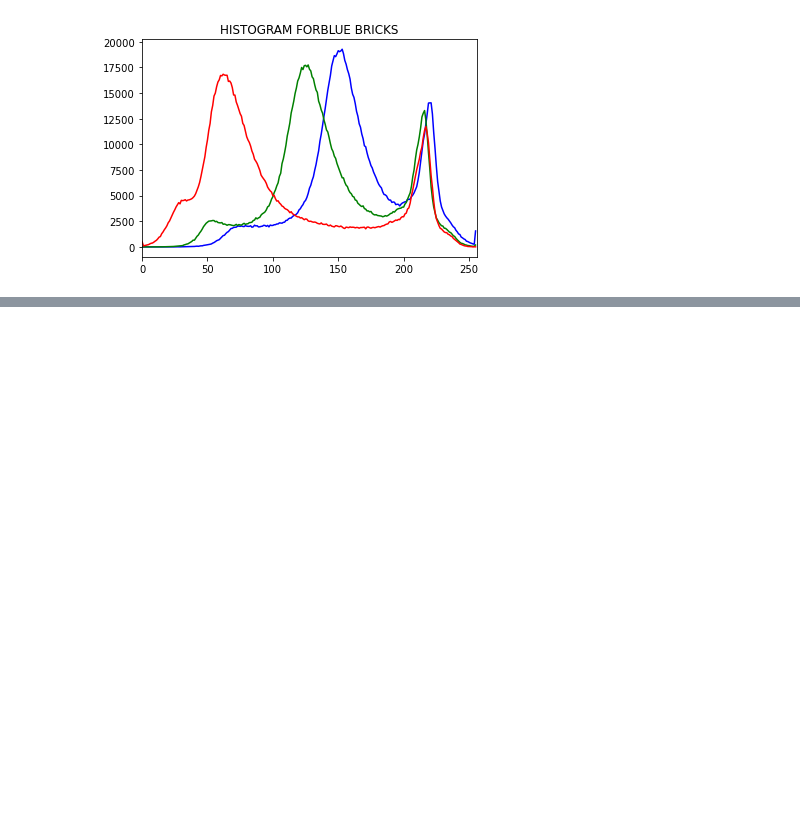
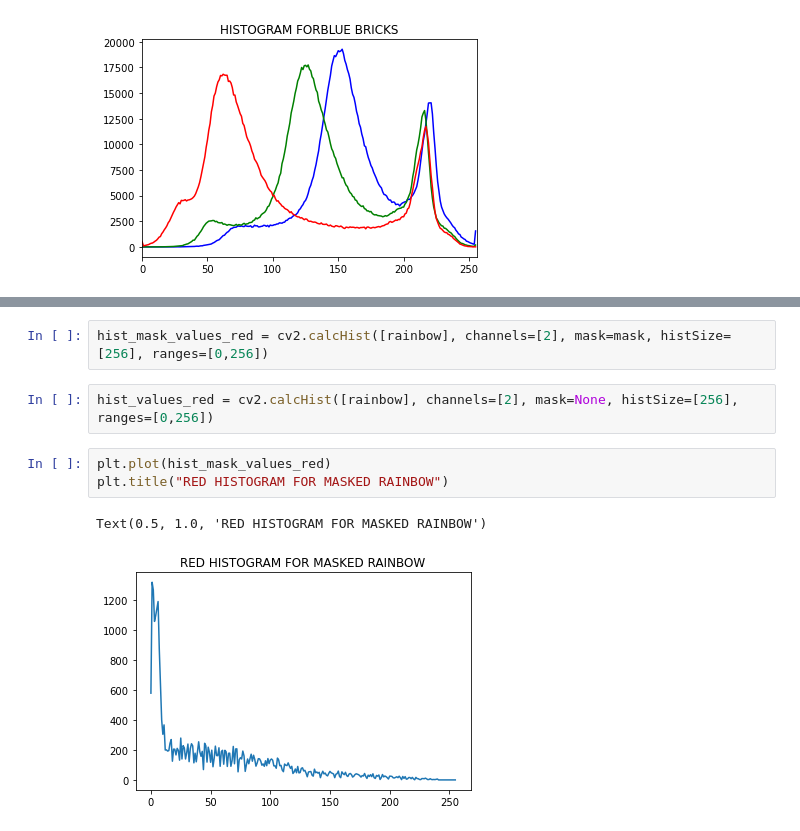
Before and after one commit to ASMohamedFaheemAnver/AIStudy, a Jupyter notebook: imge-processing/histograms.ipynb, the cells around one changed output, grey strips where cells are left out. Cells and saved outputs as stored; diff of their text form; blank space fills up the shorter version.

```diff
--- a/imge-processing/histograms.ipynb
+++ b/imge-processing/histograms.ipynb
@@ -55,0 +90,10 @@ Text(0.5, 1.0, 'HISTOGRAM FORBLUE BRICKS')
+# %%
+hist_mask_values_red = cv2.calcHist([rainbow], channels=[2], mask=mask, histSize=[256], ranges=[0,256])
+# %%
+hist_values_red = cv2.calcHist([rainbow], channels=[2], mask=None, histSize=[256], ranges=[0,256])
+# %%
+plt.plot(hist_mask_values_red)
+plt.title("RED HISTOGRAM FOR MASKED RAINBOW")
+# %% [output]
+Text(0.5, 1.0, 'RED HISTOGRAM FOR MASKED RAINBOW')
+[figure, added]
```
Also changed, not shown: parts of 10 cells of this notebook.
